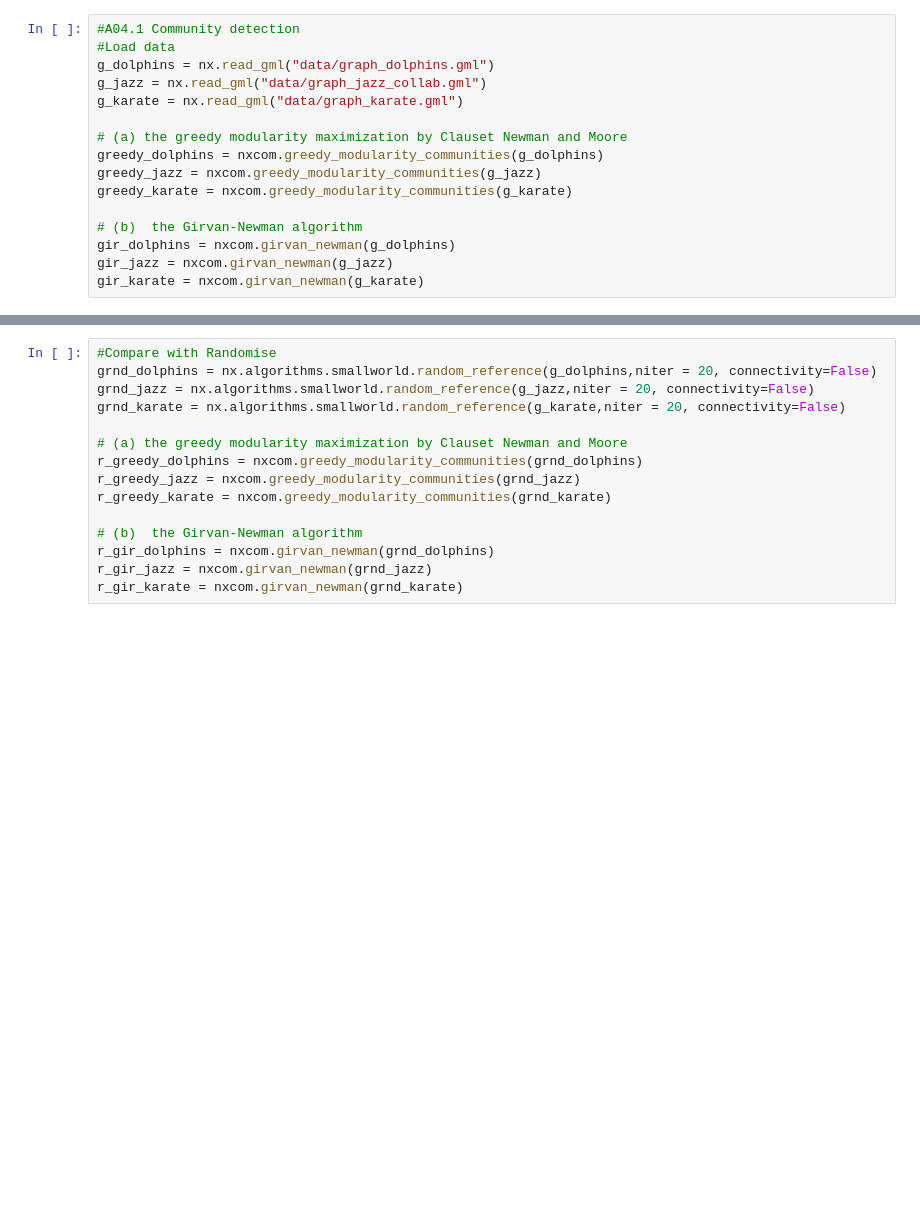
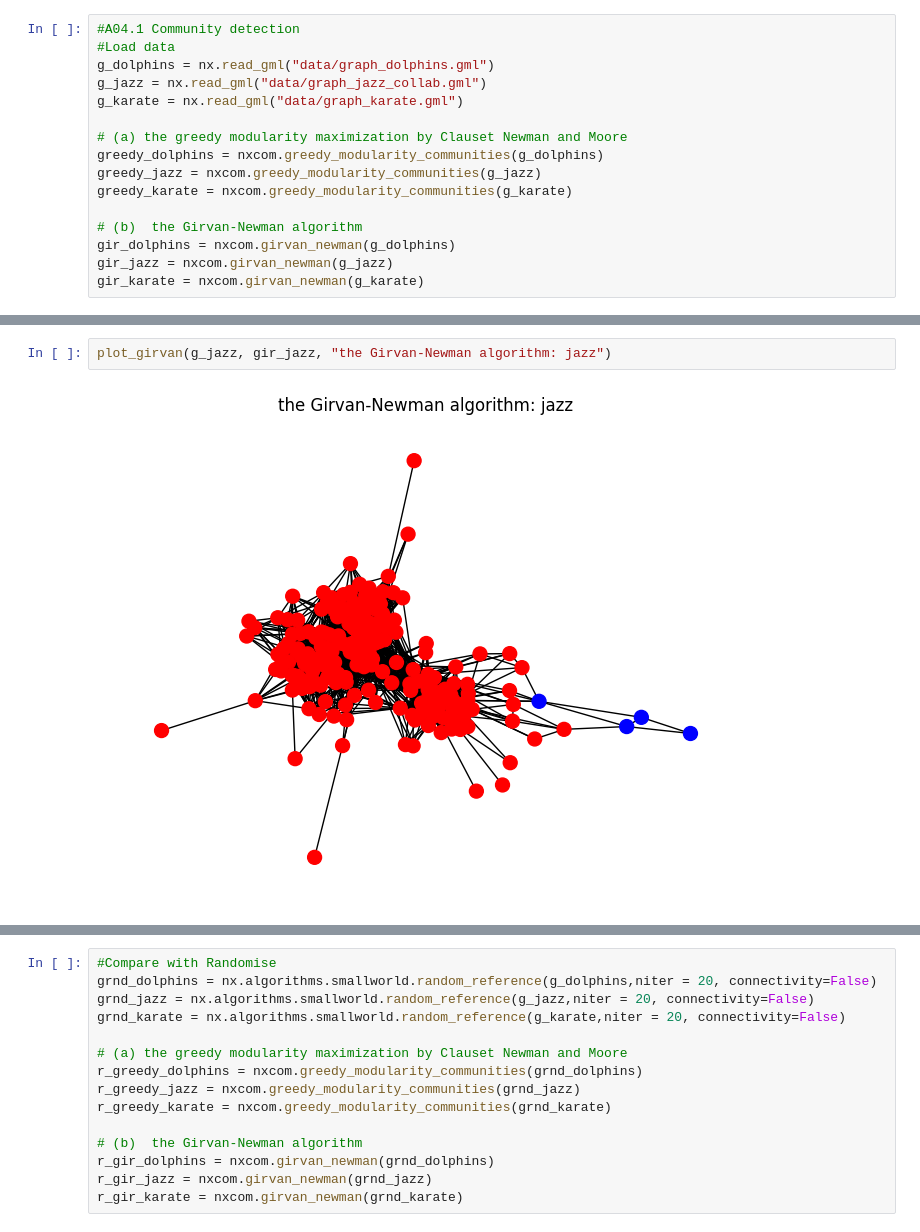
Before and after one commit to huyim/Netsci, a Jupyter notebook: Assi4/Hu_Yiming_EX4.ipynb, the cells around one changed output, grey strips where cells are left out. Drawn from its saved outputs; the diff is of its cells as text; blank space fills up the shorter version.

```diff
--- a/Assi4/Hu_Yiming_EX4.ipynb
+++ b/Assi4/Hu_Yiming_EX4.ipynb
@@ -80,0 +110,4 @@ get_comp(g_dolphins, gir_dolphins)
+# %%
+plot_girvan(g_jazz, gir_jazz, "the Girvan-Newman algorithm: jazz")
+# %% [output]
+[figure, added]
```
Also changed, not shown: parts of 27 cells of this notebook.
